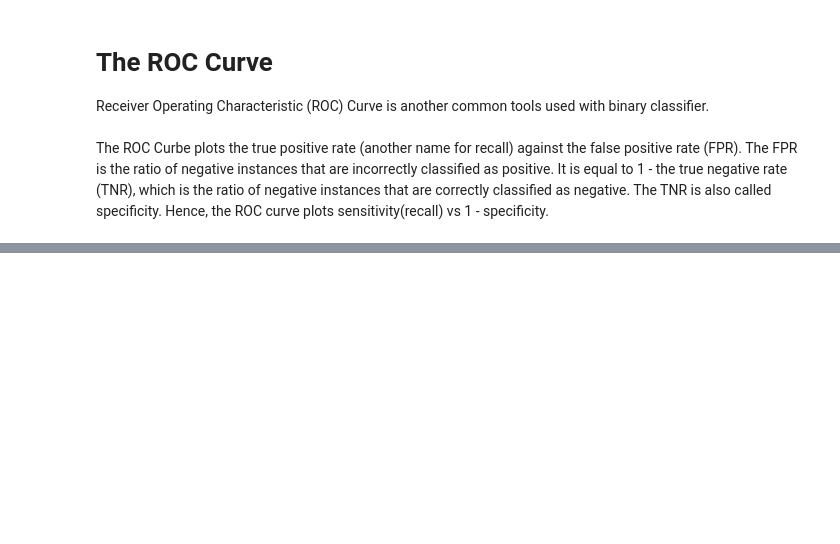
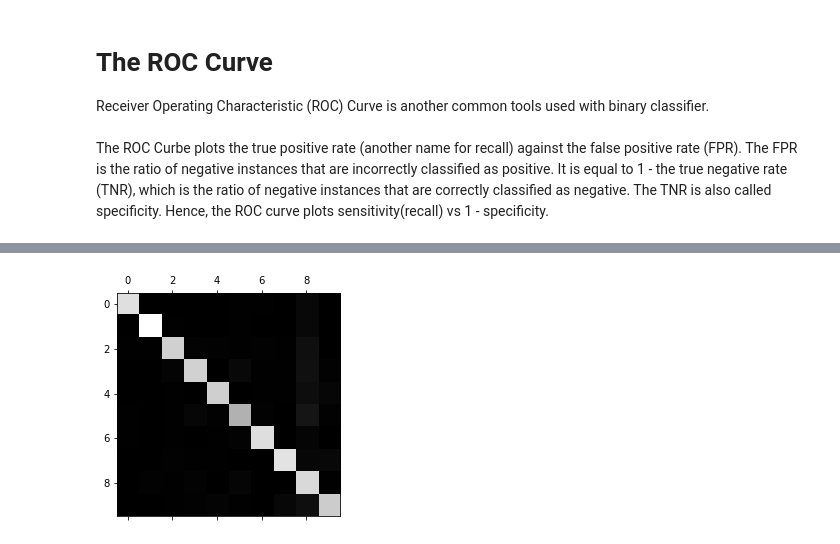
Before and after one commit to WilliamW5/AI-Class-Repo, a Jupyter notebook: hands-on ML book/Chapter3_Classification.ipynb, the cells around one changed output, grey strips where cells are left out. Saved outputs shown, nothing was run; the diff lists cells and outputs as text; code cells hidden in the pictures; blank space fills up the shorter version.

```diff
--- a/hands-on ML book/Chapter3_Classification.ipynb
+++ b/hands-on ML book/Chapter3_Classification.ipynb
@@ -259,0 +389,6 @@ fpr, tpr, thresholds = roc_curve(y_train_5, y_scores)
+# %%
+# Can force scikitlearn to use OvR for specific classifiers
+from sklearn.multiclass import OneVsRestClassifier
+ovr_clf = OneVsRestClassifier(SVC())
+ovr_clf.fit(X_train, y_train)
+ovr_clf.predict([some_digit])
@@ -259,0 +402,6 @@ fpr, tpr, thresholds = roc_curve(y_train_5, y_scores)
+# %%
+# Training a SGDClassifier is just as easy (can also use RandomForestClassifer the same way)
+# However, this time Scikit learn did not need to run OvR or OvO because SGD classifiers can directly classify -
+# instances to multiple classes.
+sgd_clf.fit(X_train, y_train)
+sgd_clf.predict([some_digit])
@@ -259,0 +424,7 @@ fpr, tpr, thresholds = roc_curve(y_train_5, y_scores)
+# %%
+# over 84% is good, but we could increase. Simply scaling the inputs (from chp 2) increases the accuracy to above 89%.
+from sklearn.preprocessing import StandardScaler
+
+scaler = StandardScaler()
+X_train_scaled = scaler.fit_transform(X_train.astype(np.float64))
+cross_val_score(sgd_clf, X_train_scaled, y_train, cv=3, scoring="accuracy")
@@ -259,0 +436,6 @@ fpr, tpr, thresholds = roc_curve(y_train_5, y_scores)
+# %%
+# First we look at the confusion matrix. We need to make predictions using cross_val_predict() function.
+# Then call the confusion_matrix() function
+y_train_predict = cross_val_predict(sgd_clf, X_train_scaled, y_train, cv=3)
+conf_mx = confusion_matrix(y_train, y_train_predict)
+conf_mx
@@ -259,0 +454,6 @@ fpr, tpr, thresholds = roc_curve(y_train_5, y_scores)
+# %%
+# Since there are many numbers, we can use a image that represents the confusion matrix using Matplotlib matshow() function.
+plt.matshow(conf_mx, cmap=plt.cm.gray)
+plt.show()
+# %% [output]
+[figure, added]
```
Also changed, not shown: parts of 33 cells of this notebook.
